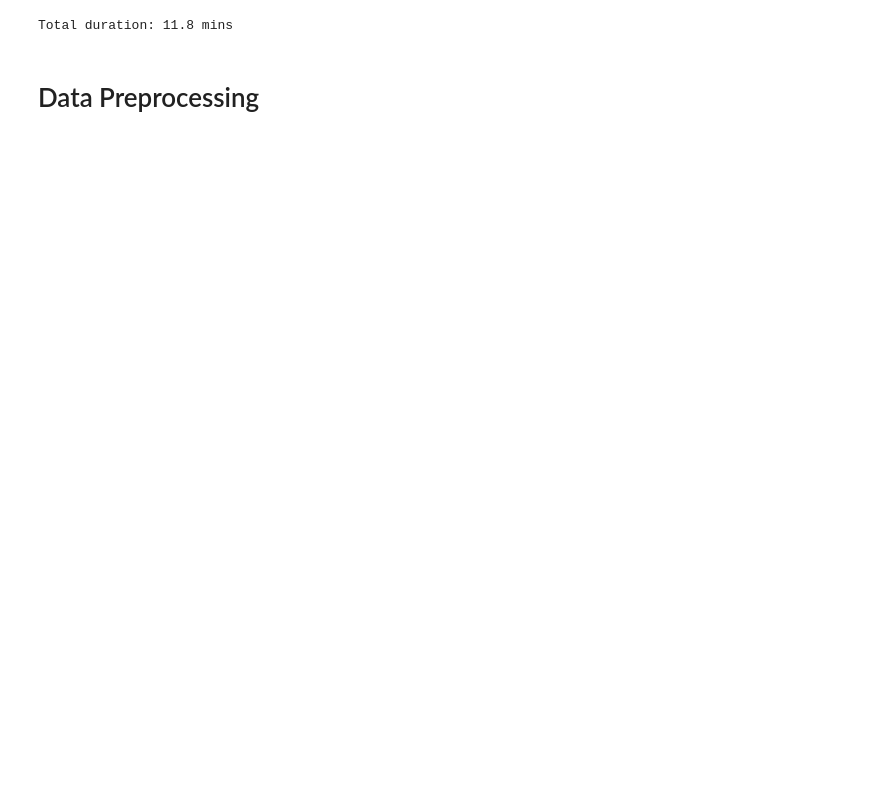
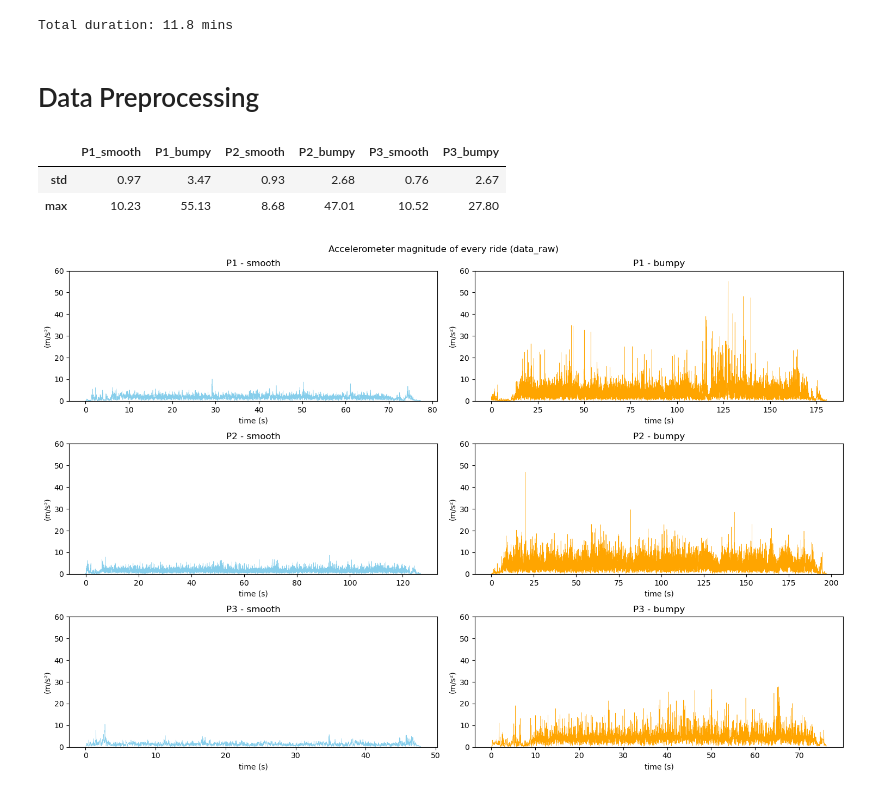
Before and after one commit to HeKaY-boy/bike-lane-quality-assessment, a Jupyter notebook: Main_notebook.ipynb, the cells around one changed output. Drawn from its saved outputs; the diff is of its cells as text; code cells hidden in the pictures; blank space fills up the shorter version.

```diff
--- a/Main_notebook.ipynb
+++ b/Main_notebook.ipynb
@@ -238,3 +238,55 @@ print(f'Total duration: {t_dur} mins')
 Total duration: 11.8 mins
 # %% [markdown]
 # Data Preprocessing
+# %%
+# Calculate the overall acceleration magnitude
+def signal_summary(df):
+    magnitude = np.sqrt(df['acc_x']**2 + df['acc_y']**2 + df['acc_z']**2)
+
+    return {
+        'std': magnitude.std(),
+        'max': magnitude.max()
+    }
+
+rows = {}
+
+for name, df in merge_recordings.items():
+    rows[name] = signal_summary(df)
+
+
+magnitude_quality = (
+    pd.DataFrame(rows).round(2)
+    )
+
+display(magnitude_quality)
+# %% [output]
+|  | P1_smooth | P1_bumpy | P2_smooth | P2_bumpy | P3_smooth | P3_bumpy |
+| std | 0.97 | 3.47 | 0.93 | 2.68 | 0.76 | 2.67 |
+| max | 10.23 | 55.13 | 8.68 | 47.01 | 10.52 | 27.80 |
+# %%
+#Visualization of accelerometer magnitude of every ride
+
+fig, axes = plt.subplots(3, 2, figsize=(15, 10))
+
+for i, participent in enumerate(['P1', 'P2', 'P3']):
+
+    for j, label in enumerate(['smooth', 'bumpy']):
+
+        df = merge_recordings[f'{participent}_{label}']
+        magnitude = np.sqrt(df['acc_x']**2 + df['acc_y']**2 + df['acc_z']**2)
+
+        if label == 'smooth':color = 'skyblue'
+        else:color = 'orange'
+
+        axes[i,j].plot(df['seconds_elapsed'], magnitude, color, lw = 0.4)
+        axes[i, j].set_title(f'{participent} - {label}')
+        axes[i, j].set_ylim(0, 60)
+        axes[i, j].set_ylabel('(m/s²)')
+        axes[i, j].set_xlabel('time (s)')
+
+
+plt.suptitle('Accelerometer magnitude of every ride (data_raw)')
+plt.tight_layout()
+plt.show()
+# %% [output]
+[figure, added]
```
Also changed, not shown: parts of 16 cells of this notebook, 1 other file.
